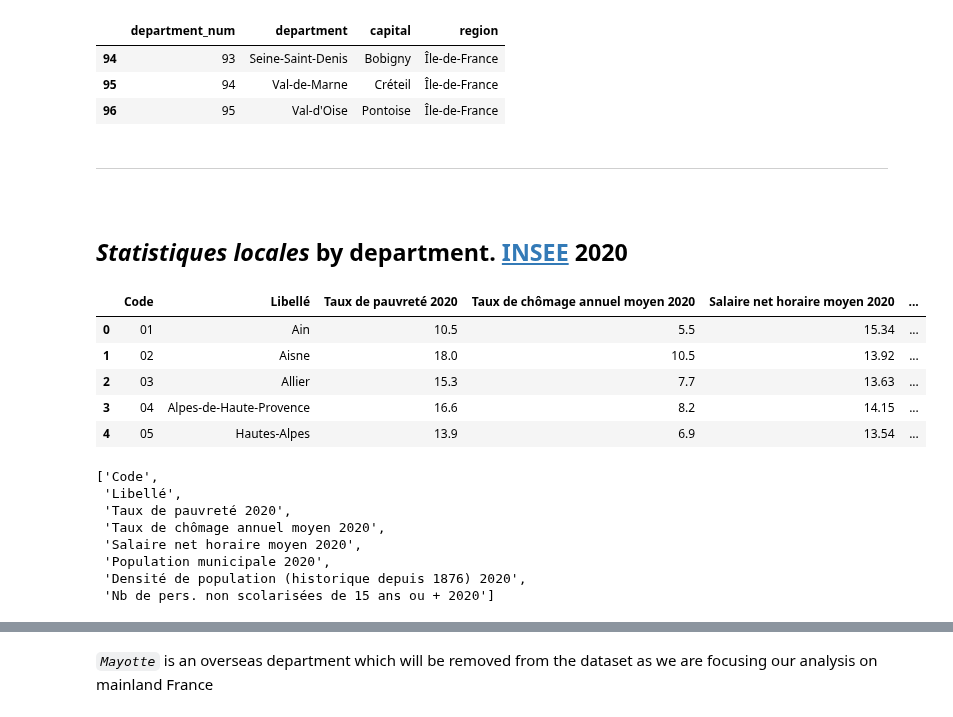
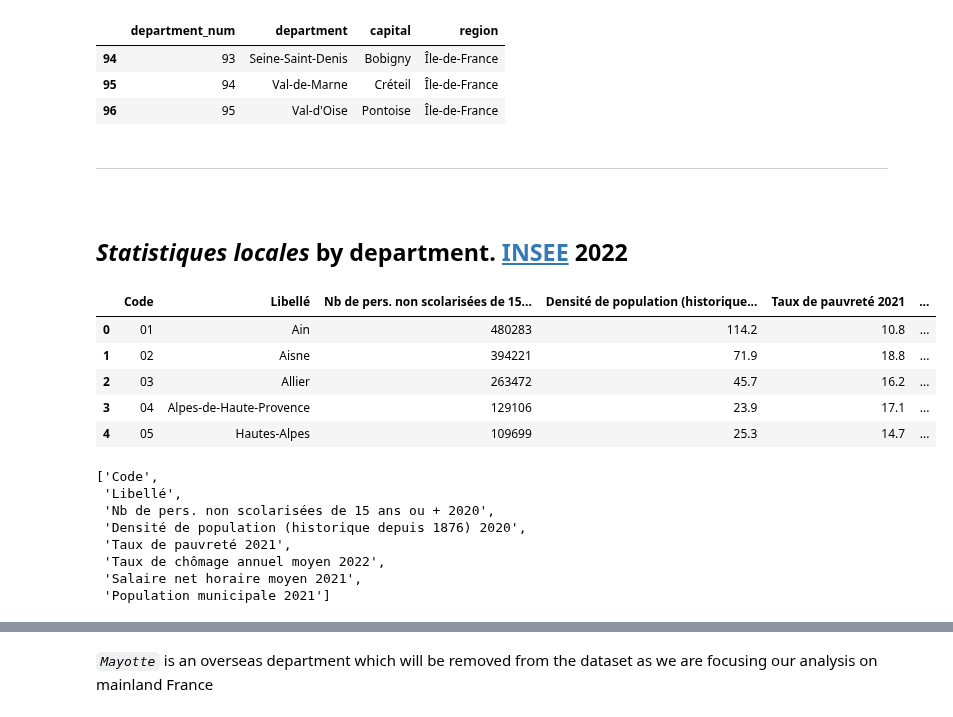
Before and after one commit to pineapple-bois/Michelin_Rated_Restaurants, a Jupyter notebook: ExtraData/France_Departments_Demographics.ipynb, the cells around one changed output, grey strips where cells are left out. Cells and saved outputs as stored; diff of their text form; code cells hidden in the pictures.

Commit message:
INSEE data from 2022

```diff
--- a/ExtraData/France_Departments_Demographics.ipynb
+++ b/ExtraData/France_Departments_Demographics.ipynb
@@ -104,28 +104,28 @@ departments.tail(3)
 # %% [markdown]
 ----
 &nbsp;
-## *Statistiques locales* by department. [INSEE](https://www.insee.fr/fr/statistiques/6013867) 2020
+## *Statistiques locales* by department. [INSEE](https://www.insee.fr/fr/statistiques/6013867) 2022
 # %%
-stats_locale = pd.read_csv("Demographics/stats_locales.csv", sep=';')
+stats_locale = pd.read_csv("Demographics/INSEE/stats_locales_2022.csv", sep=';')
 stats_locale.head()
 # %% [output]
-|  | Code | Libellé | Taux de pauvreté 2020 | Taux de chômage annuel moyen 2020 | Salaire net horaire moyen 2020 | ... |
-| 0 | 01 | Ain | 10.5 | 5.5 | 15.34 | ... |
-| 1 | 02 | Aisne | 18.0 | 10.5 | 13.92 | ... |
-| 2 | 03 | Allier | 15.3 | 7.7 | 13.63 | ... |
-| 3 | 04 | Alpes-de-Haute-Provence | 16.6 | 8.2 | 14.15 | ... |
-| 4 | 05 | Hautes-Alpes | 13.9 | 6.9 | 13.54 | ... |
+|  | Code | Libellé | Nb de pers. non scolarisées de 15... | Densité de population (historique... | Taux de pauvreté 2021 | ... |
+| 0 | 01 | Ain | 480283 | 114.2 | 10.8 | ... |
+| 1 | 02 | Aisne | 394221 | 71.9 | 18.8 | ... |
+| 2 | 03 | Allier | 263472 | 45.7 | 16.2 | ... |
+| 3 | 04 | Alpes-de-Haute-Provence | 129106 | 23.9 | 17.1 | ... |
+| 4 | 05 | Hautes-Alpes | 109699 | 25.3 | 14.7 | ... |
 # %%
 stats_locale.columns.tolist()
 # %% [output]
 ['Code',
  'Libellé',
- 'Taux de pauvreté 2020',
- 'Taux de chômage annuel moyen 2020',
- 'Salaire net horaire moyen 2020',
- 'Population municipale 2020',
+ 'Nb de pers. non scolarisées de 15 ans ou + 2020',
  'Densité de population (historique depuis 1876) 2020',
- 'Nb de pers. non scolarisées de 15 ans ou + 2020']
+ 'Taux de pauvreté 2021',
+ 'Taux de chômage annuel moyen 2022',
+ 'Salaire net horaire moyen 2021',
+ 'Population municipale 2021']
 # %%
 stats_locale = stats_locale.rename(columns={
     'Code': 'department_num',
```
Also changed, not shown: parts of 13 cells of this notebook, 1 other file.
